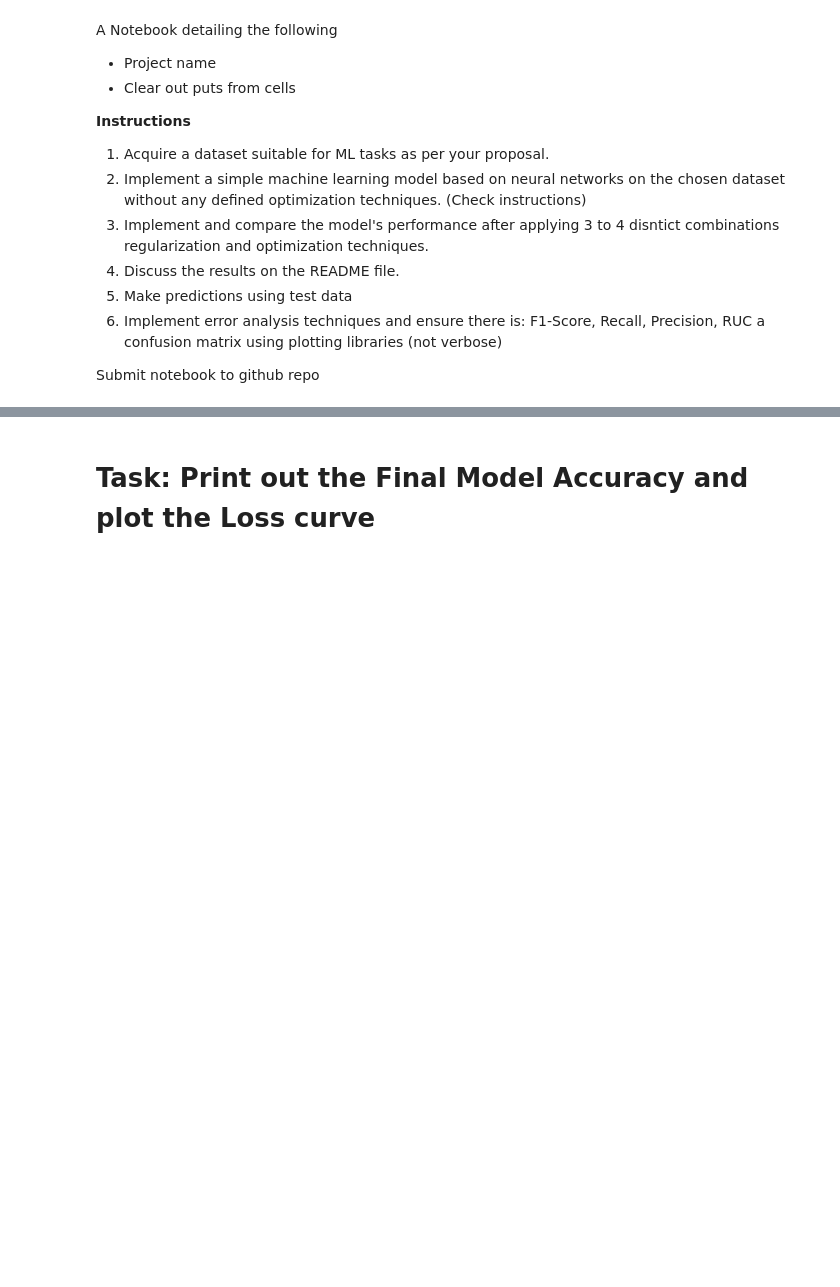
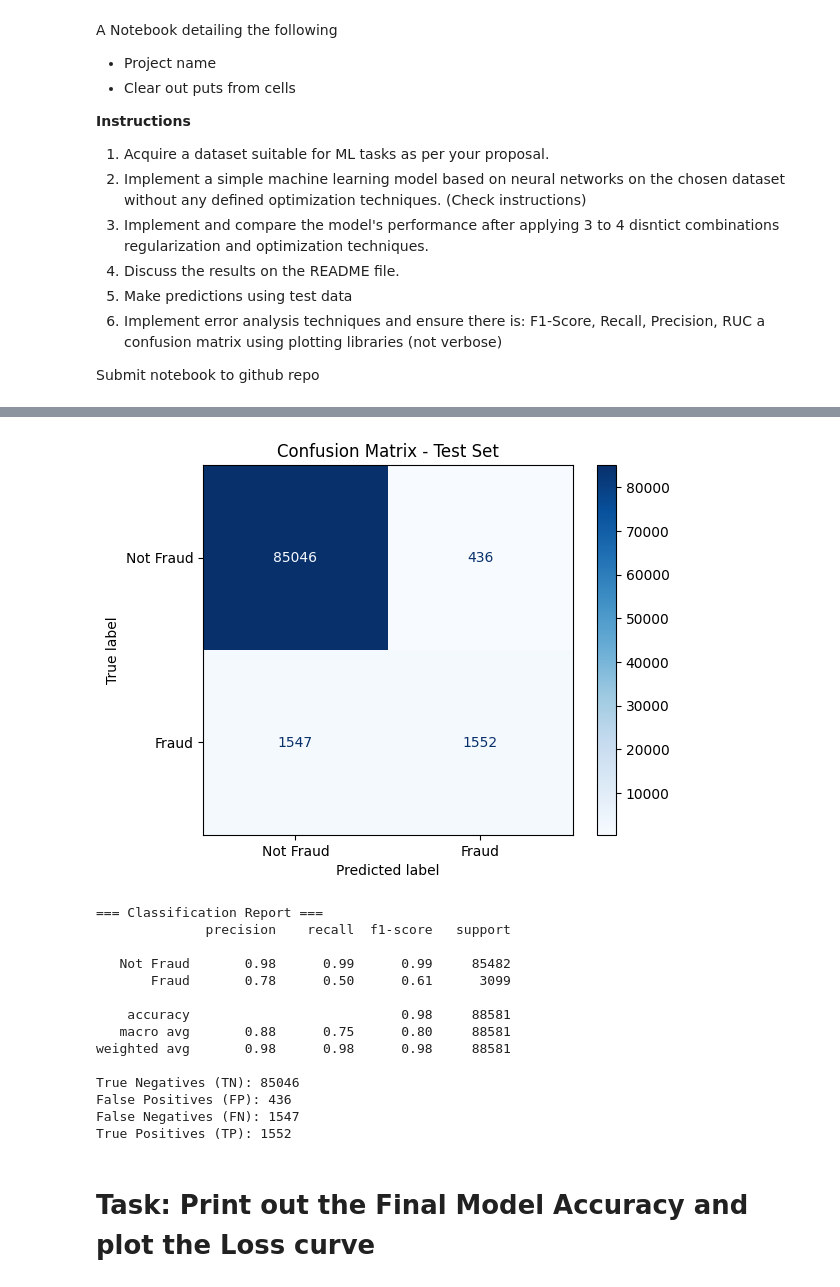
Before and after one commit to IrakizaGaius/FraudDetection, a Jupyter notebook: Summative_Intro_to_ml_[GaiusIrakiza_number]_assignment.ipynb, the cells around one changed output, grey strips where cells are left out. Saved outputs shown, nothing was run; the diff lists cells and outputs as text; code cells hidden in the pictures; blank space fills up the shorter version.

```diff
--- a/Summative_Intro_to_ml_[GaiusIrakiza_number]_assignment.ipynb
+++ b/Summative_Intro_to_ml_[GaiusIrakiza_number]_assignment.ipynb
@@ -97,0 +429,14 @@ def create_model(optimizer='adam', regularizer=None, learning_rate=0.001, layers
+# %%
+model_5 = Sequential([
+    Dense(256, activation='relu', input_shape=(X_train_processed.shape[1],), kernel_regularizer=l2(0.0001)),
+    Dense(128, activation='relu'),
+    Dense(64, activation='relu'),
+    Dense(1, activation='sigmoid')
+])
+
+model_5.compile(optimizer=SGD(learning_rate=0.01), loss='binary_crossentropy', metrics=['accuracy'])
+
+history_5 = model_5.fit(X_train_processed, y_train, epochs=30, batch_size=64,
+                        validation_data=(X_val_processed, y_val), verbose=1)
+
+save_model(model_5, 'saved_models/nn_instance_5.h5')
@@ -97,0 +462,25 @@ def create_model(optimizer='adam', regularizer=None, learning_rate=0.001, layers
+# %%
+# Predict probabilities and convert to binary labels
+y_test_pred_prob = model_5.predict(X_test_processed)
+y_test_pred = (y_test_pred_prob > 0.5).astype(int).reshape(-1)
+y_test_true = y_test.values.reshape(-1)
+
+# Confusion matrix
+cm = confusion_matrix(y_test_true, y_test_pred)
+
+# Display with labels
+disp = ConfusionMatrixDisplay(confusion_matrix=cm, display_labels=["Not Fraud", "Fraud"])
+disp.plot(cmap="Blues")
+plt.title("Confusion Matrix - Test Set")
+plt.show()
+
+# Detailed classification report
+report = classification_report(y_test_true, y_test_pred, target_names=["Not Fraud", "Fraud"])
+print("=== Classification Report ===")
+print(report)
+tn, fp, fn, tp = cm.ravel()
+print(f"True Negatives (TN): {tn}")
+print(f"False Positives (FP): {fp}")
+print(f"False Negatives (FN): {fn}")
+print(f"True Positives (TP): {tp}")
+# %% [output]
@@ -98,2 +488,17 @@ def create_model(optimizer='adam', regularizer=None, learning_rate=0.001, layers
+[figure, added]
+=== Classification Report ===
+              precision    recall  f1-score   support
+
+   Not Fraud       0.98      0.99      0.99     85482
+       Fraud       0.78      0.50      0.61      3099
+
+    accuracy                           0.98     88581
+   macro avg       0.88      0.75      0.80     88581
+weighted avg       0.98      0.98      0.98     88581
+
+True Negatives (TN): 85046
+False Positives (FP): 436
+False Negatives (FN): 1547
+True Positives (TP): 1552
 # %% [markdown]
 # Task: Print out the Final Model Accuracy and plot the Loss curve
```
Also changed, not shown: parts of 43 cells of this notebook, 7 other files.
